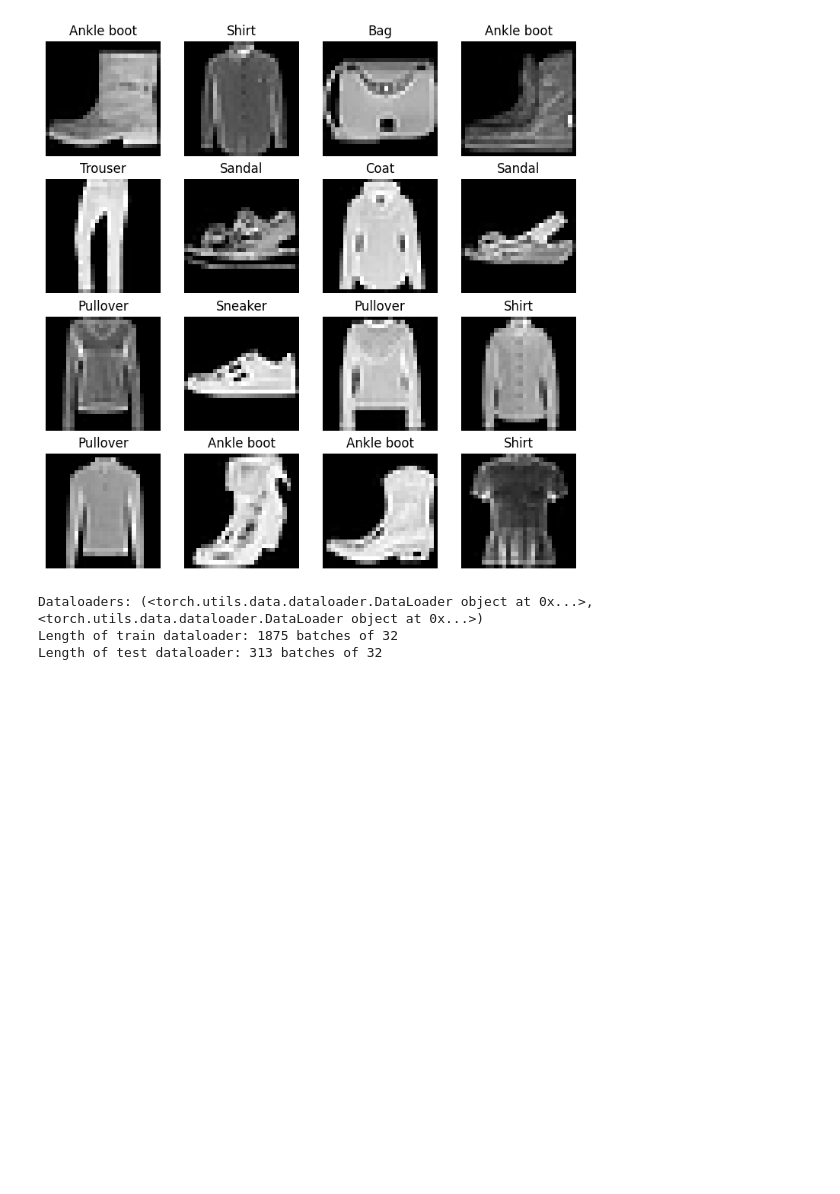
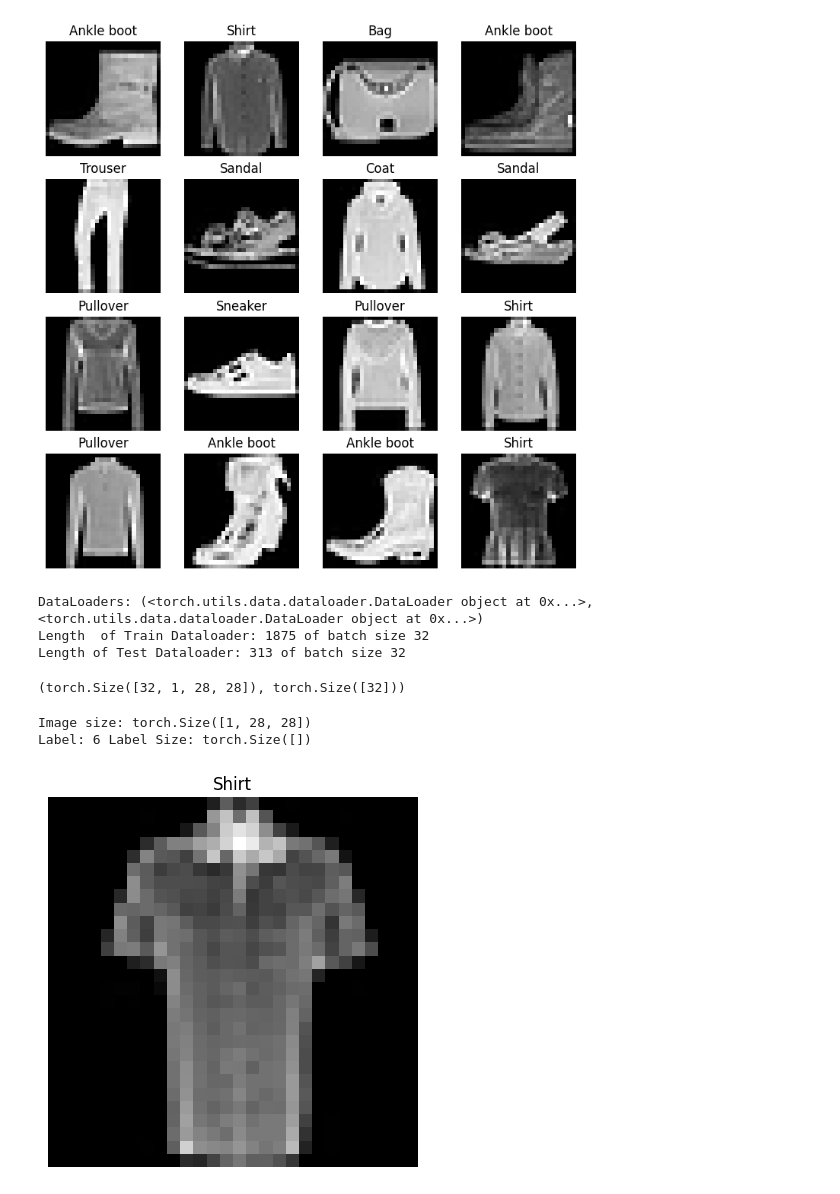
Before and after one commit to RabinPhuyal/Deep-Learning-with-Pytorch, a Jupyter notebook: PyTorch_Computer__Vision.ipynb, the cells around one changed output. Drawn from its saved outputs; the diff is of its cells as text; code cells hidden in the pictures; blank space fills up the shorter version.

```diff
--- a/PyTorch_Computer__Vision.ipynb
+++ b/PyTorch_Computer__Vision.ipynb
@@ -132,27 +132,53 @@ for i in range(1, rows * cols + 1):
 # %% [output]
 [figure]
 # %%
+#2. Prepare a DataLoader
+
 from torch.utils.data import DataLoader
 
-# Setup the batch size hyperparameter
+#Setting up the batch size
 BATCH_SIZE = 32
 
-# Turn datasets into iterables (batches)
-train_dataloader = DataLoader(train_data, # dataset to turn into iterable
-    batch_size=BATCH_SIZE, # how many samples per batch?
-    shuffle=True # shuffle data every epoch?
+#Turning datasets into iterable
+train_dataloader = DataLoader(
+    train_data,
+    batch_size = BATCH_SIZE,
+    shuffle= True
 )
 
-test_dataloader = DataLoader(test_data,
-    batch_size=BATCH_SIZE,
-    shuffle=False # don't necessarily have to shuffle the testing data
+test_dataloader = DataLoader(
+    test_data,
+    batch_size= BATCH_SIZE,
+    shuffle= False
 )
 
-# Let's check out what we've created
-print(f"Dataloaders: {train_dataloader, test_dataloader}")
-print(f"Length of train dataloader: {len(train_dataloader)} batches of {BATCH_SIZE}")
-print(f"Length of test dataloader: {len(test_dataloader)} batches of {BATCH_SIZE}")
+#Let's check out what's we created
+print(f"DataLoaders: {train_dataloader, test_dataloader}")
+print(f"Length  of Train Dataloader: {len(train_dataloader)} of batch size {BATCH_SIZE}")
+print(f"Length of Test Dataloader: {len(test_dataloader)} of batch size {BATCH_SIZE}")
 # %% [output]
-Dataloaders: (<torch.utils.data.dataloader.DataLoader object at 0x...>, <torch.utils.data.dataloader.DataLoader object at 0x...>)
-Length of train dataloader: 1875 batches of 32
-Length of test dataloader: 313 batches of 32
+DataLoaders: (<torch.utils.data.dataloader.DataLoader object at 0x...>, <torch.utils.data.dataloader.DataLoader object at 0x...>)
+Length  of Train Dataloader: 1875 of batch size 32
+Length of Test Dataloader: 313 of batch size 32
+# %%
+# Check out what's inside the training datasets
+
+train_features_batch, train_labels_batch = next(iter(train_dataloader))
+train_features_batch.shape, train_labels_batch.shape
+# %% [output]
+(torch.Size([32, 1, 28, 28]), torch.Size([32]))
+# %%
+# Showing a sample
+
+torch.manual_seed(42)
+random_idx = torch.randint(0, len(train_features_batch), size=[1]).item()
+img, label = train_features_batch[random_idx], train_labels_batch[random_idx]
+plt.imshow(img.squeeze(), cmap="grey")
+plt.title(class_names[label])
+plt.axis(False)
+print(f"Image size: {img.shape}")
+print(f"Label: {label} Label Size: {label.shape}")
+# %% [output]
+Image size: torch.Size([1, 28, 28])
+Label: 6 Label Size: torch.Size([])
+[figure, added]
```
Also changed, not shown: parts of 2 cells of this notebook.
